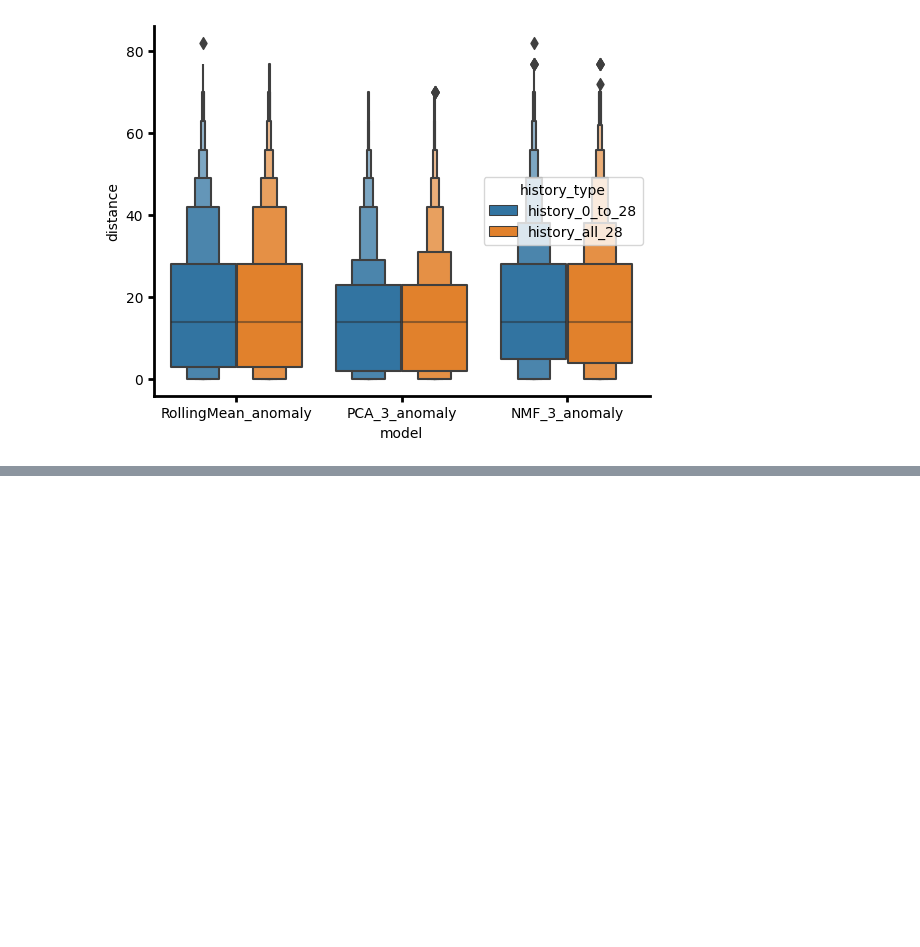
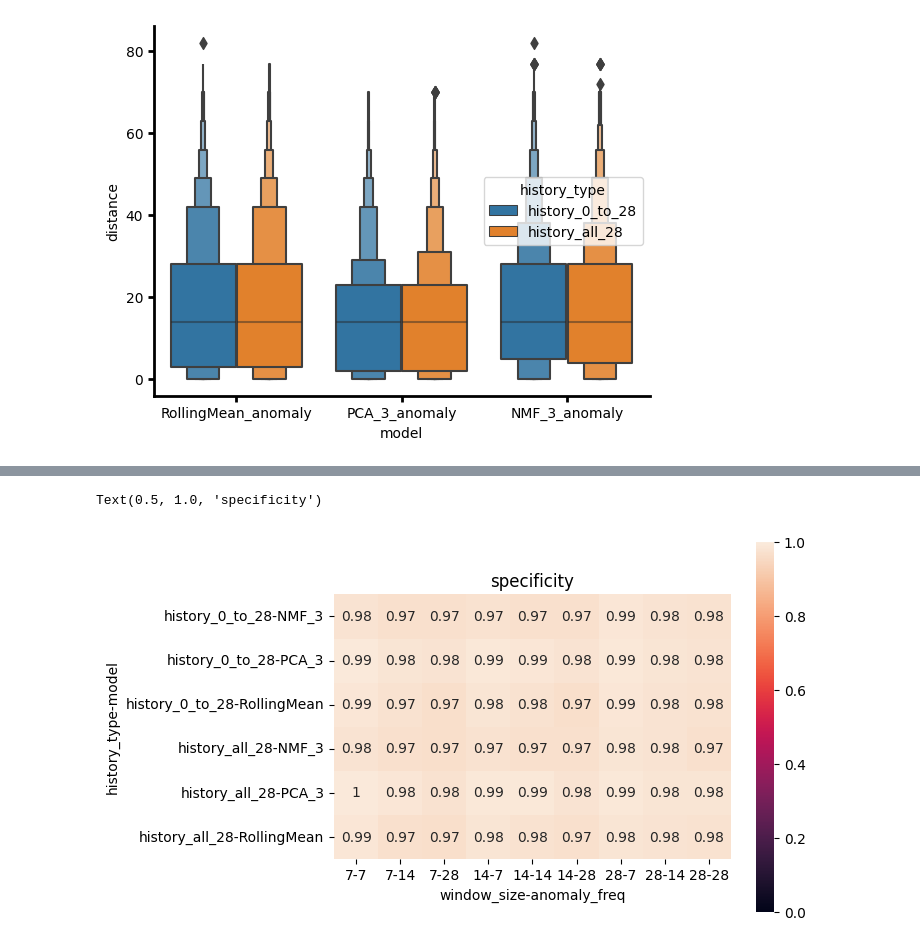
Before and after one commit to akre96/mhealth_anomaly_detection, a Jupyter notebook: notebooks/anomalies_simulated_vs_detected.ipynb, the cells around one changed output, grey strips where cells are left out. Cells and saved outputs as stored; diff of their text form; code cells hidden in the pictures; blank space fills up the shorter version.

```diff
--- a/notebooks/anomalies_simulated_vs_detected.ipynb
+++ b/notebooks/anomalies_simulated_vs_detected.ipynb
@@ -274,0 +341,17 @@ anomaly_detector_behavior.describe()
+# %%
+
+ax = sns.heatmap(
+    performance_df.pivot_table(
+        values='specificity',
+        columns=['window_size', 'anomaly_freq'],
+        index=['history_type', 'model'],
+    ),
+    annot=True,
+    square=True,
+    vmin=0,
+    vmax=1,
+)
+ax.set_title('specificity')
+# %% [output]
+Text(0.5, 1.0, 'specificity')
+[figure, added]
```
Also changed, not shown: parts of 5 cells of this notebook, 6 other files.
